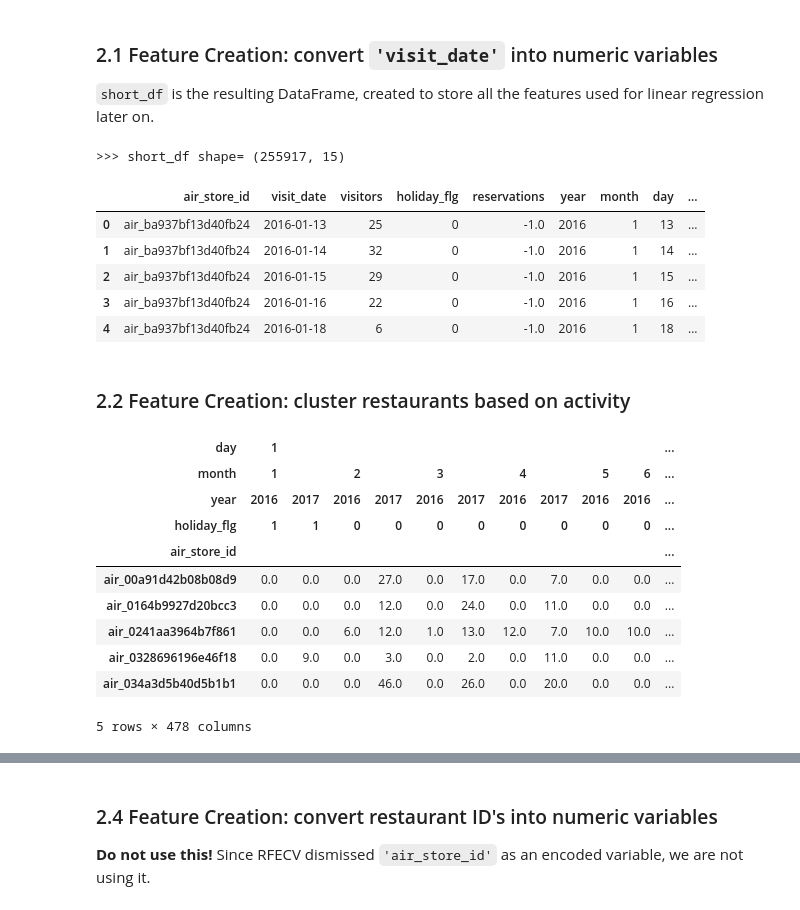
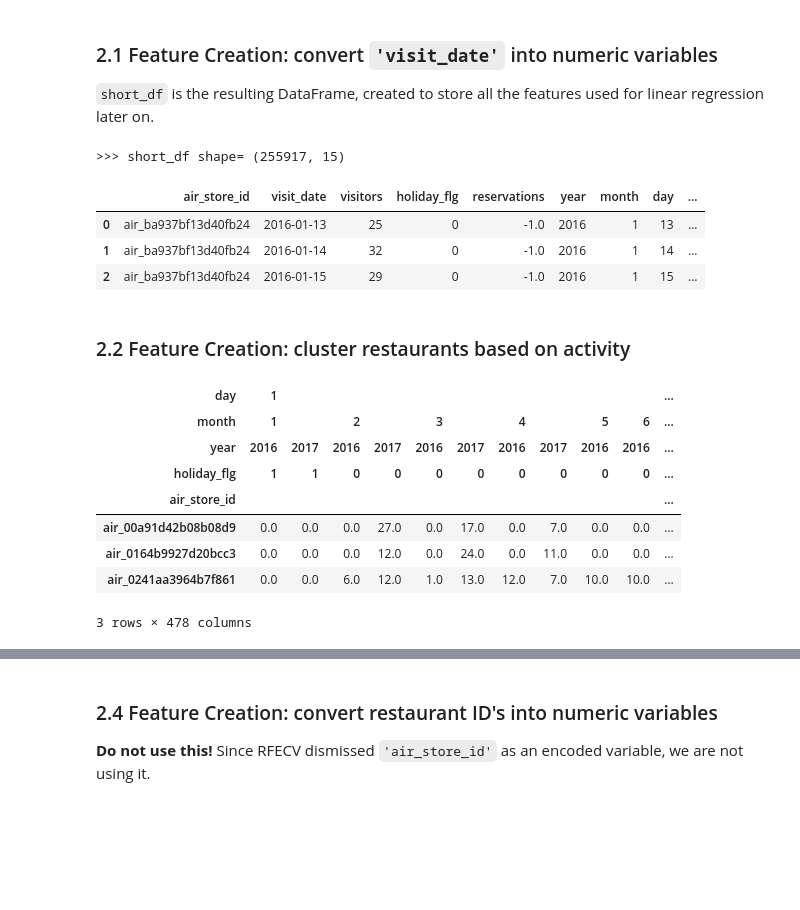
Before and after one commit to karlphillip/DataScience, a Jupyter notebook: Capstone Project1/3_regression.ipynb, the cells around one changed output, grey strips where cells are left out. Cells and saved outputs as stored; diff of their text form; code cells hidden in the pictures; blank space fills up the shorter version.

```diff
--- a/Capstone Project1/3_regression.ipynb
+++ b/Capstone Project1/3_regression.ipynb
@@ -82,37 +89,33 @@ def get_features_df():
 
 short_df = get_features_df()
 print('>>> short_df shape=', short_df.shape)
-display(short_df.head(5))
+display(short_df.head(3))
 # %% [output]
 >>> short_df shape= (255917, 15)
 |  | air_store_id | visit_date | visitors | holiday_flg | reservations | year | month | day | ... |
 | 0 | air_ba937bf13d40fb24 | 2016-01-13 | 25 | 0 | -1.0 | 2016 | 1 | 13 | ... |
 | 1 | air_ba937bf13d40fb24 | 2016-01-14 | 32 | 0 | -1.0 | 2016 | 1 | 14 | ... |
 | 2 | air_ba937bf13d40fb24 | 2016-01-15 | 29 | 0 | -1.0 | 2016 | 1 | 15 | ... |
-| 3 | air_ba937bf13d40fb24 | 2016-01-16 | 22 | 0 | -1.0 | 2016 | 1 | 16 | ... |
-| 4 | air_ba937bf13d40fb24 | 2016-01-18 | 6 | 0 | -1.0 | 2016 | 1 | 18 | ... |
 # %% [markdown]
 ### 2.2 Feature Creation: cluster restaurants based on activity
 # %%
 def get_restaurant_matrix():
     short_df = get_features_df()
     matrix_df = short_df.drop('visit_date', axis=1).pivot_table(index=['air_store_id'], columns=['day','month','year','holiday_flg'], values='visitors')
     matrix_df.fillna(0, inplace=True)
     return matrix_df
 
-display(get_restaurant_matrix().head())
+display(get_restaurant_matrix().head(3))
 # %% [output]
 | day | 1 |  |  |  |  |  |  |  |  |  | ... |
 | month | 1 |  | 2 |  | 3 |  | 4 |  | 5 | 6 | ... |
 | year | 2016 | 2017 | 2016 | 2017 | 2016 | 2017 | 2016 | 2017 | 2016 | 2016 | ... |
 | holiday_flg | 1 | 1 | 0 | 0 | 0 | 0 | 0 | 0 | 0 | 0 | ... |
 | air_store_id |  |  |  |  |  |  |  |  |  |  | ... |
 | air_00a91d42b08b08d9 | 0.0 | 0.0 | 0.0 | 27.0 | 0.0 | 17.0 | 0.0 | 7.0 | 0.0 | 0.0 | ... |
 | air_0164b9927d20bcc3 | 0.0 | 0.0 | 0.0 | 12.0 | 0.0 | 24.0 | 0.0 | 11.0 | 0.0 | 0.0 | ... |
 | air_0241aa3964b7f861 | 0.0 | 0.0 | 6.0 | 12.0 | 1.0 | 13.0 | 12.0 | 7.0 | 10.0 | 10.0 | ... |
-| air_0328696196e46f18 | 0.0 | 9.0 | 0.0 | 3.0 | 0.0 | 2.0 | 0.0 | 11.0 | 0.0 | 0.0 | ... |
-| air_034a3d5b40d5b1b1 | 0.0 | 0.0 | 0.0 | 46.0 | 0.0 | 26.0 | 0.0 | 20.0 | 0.0 | 0.0 | ... |
-5 rows × 478 columns
+3 rows × 478 columns
 # %%
 from sklearn.cluster import KMeans
 from scipy.spatial.distance import cdist
```
Also changed, not shown: parts of 14 cells of this notebook.
